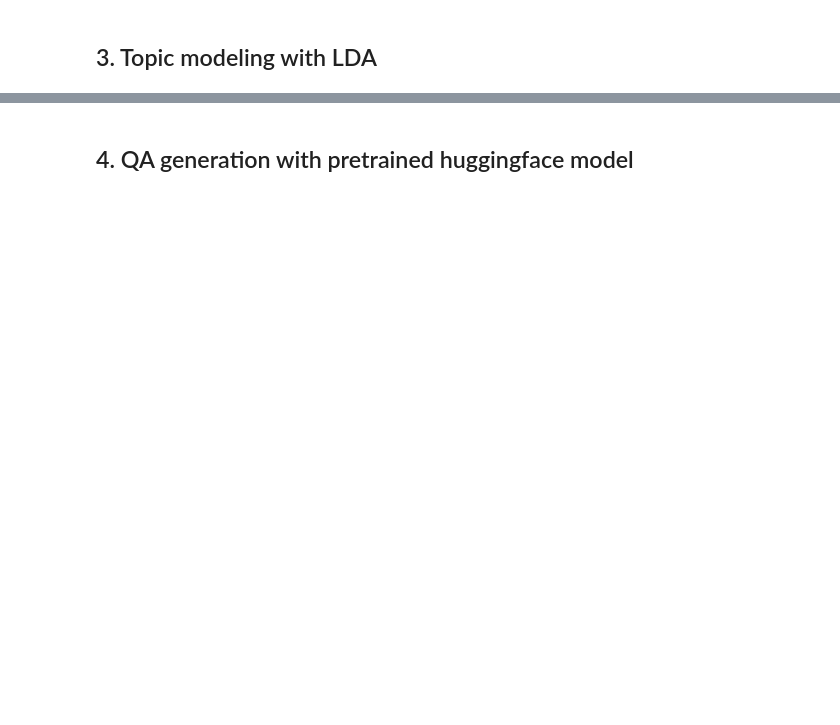
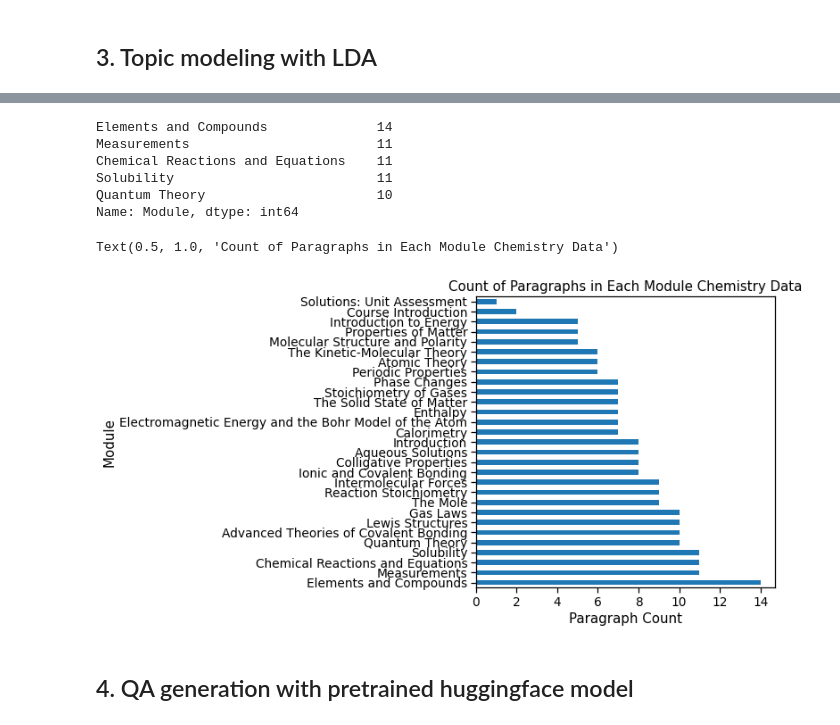
Before and after one commit to jcstamper/Focal-Capstone-Project-1, a Jupyter notebook: chemistry/chem_oli_analysis.ipynb, the cells around one changed output, grey strips where cells are left out. Saved outputs shown, nothing was run; the diff lists cells and outputs as text; code cells hidden in the pictures; blank space fills up the shorter version.

```diff
--- a/chemistry/chem_oli_analysis.ipynb
+++ b/chemistry/chem_oli_analysis.ipynb
@@ -134,3 +177,22 @@ plot_10_most_common_words(count_data, count_vectorizer)
+# %%
+df_oli.Module.replace('\r\n\t\t\t\t\t\tChemical Reactions and Equations', 'Chemical Reactions and Equations', inplace=True)
+# %%
+fig, ax = plt.subplots()
+fig.set_size_inches(6,6)
+display(df_oli['Module'].value_counts().head())
+df_oli['Module'].value_counts().plot(ax=ax, kind='barh')
+ax.axes.set_xlabel('Paragraph Count')
+ax.axes.set_ylabel('Module')
+ax.axes.set_title('Count of Paragraphs in Each Module Chemistry Data')
+# %% [output]
+Elements and Compounds              14
+Measurements                        11
+Chemical Reactions and Equations    11
+Solubility                          11
+Quantum Theory                      10
+Name: Module, dtype: int64
+Text(0.5, 1.0, 'Count of Paragraphs in Each Module Chemistry Data')
+[figure, added]
 # %% [markdown]
 ## 4. QA generation with pretrained huggingface model
 # %%
```
Also changed, not shown: parts of 12 cells of this notebook, 7 other files.
